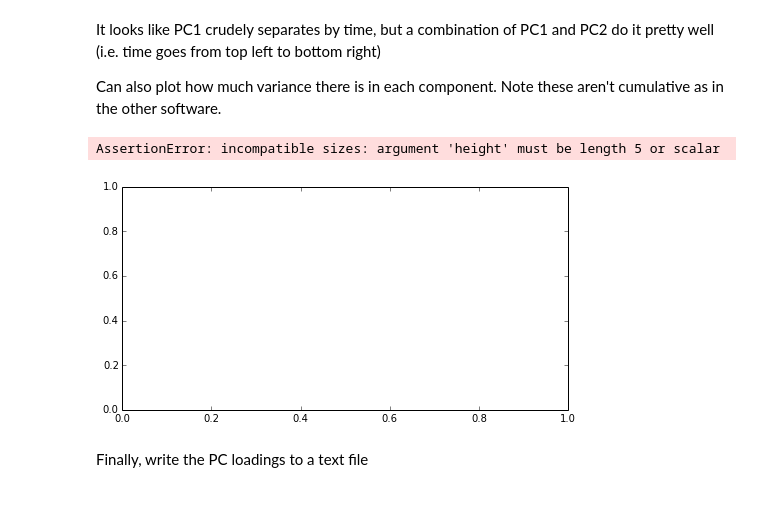
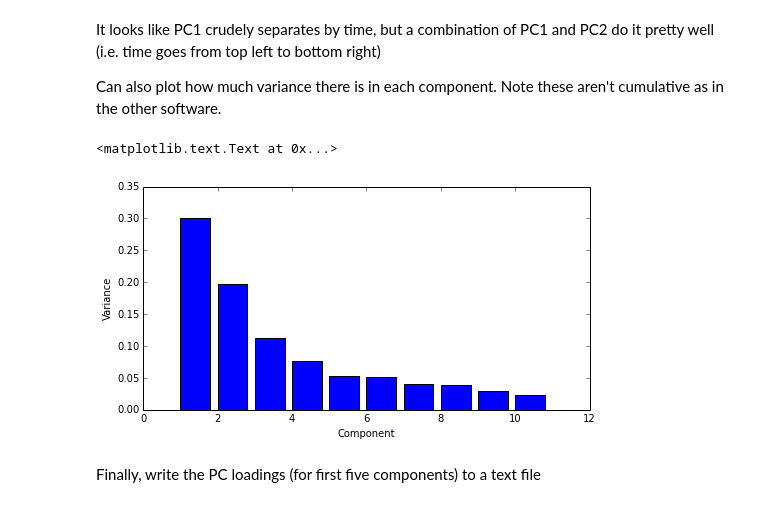
Before and after one commit to sdrogers/metabolomics_tools, a Jupyter notebook: gc_data/Thermo_GC_Data.ipynb, the cells around one changed output. Drawn from its saved outputs; the diff is of its cells as text; code cells hidden in the pictures.

```diff
--- a/gc_data/Thermo_GC_Data.ipynb
+++ b/gc_data/Thermo_GC_Data.ipynb
@@ -54,12 +54,12 @@ for (i,s) in enumerate(sub_data.index):
 <p>Can also plot how much variance there is in each component. Note these aren't cumulative as in the other software.</p>
 # %%
 plt.figure(figsize=(8,4))
-plt.bar(np.arange(5)+1,pca.explained_variance_ratio_)
+plt.bar(np.arange(10)+1,pca.explained_variance_ratio_)
 plt.xlabel('Component')
 plt.ylabel('Variance')
 # %% [output]
-AssertionError: incompatible sizes: argument 'height' must be length 5 or scalar
+<matplotlib.text.Text at 0x...>
-[figure, old version]
+[figure, new version]
 # %% [markdown]
-<p>Finally, write the PC loadings to a text file</p>
+<p>Finally, write the PC loadings (for first five components) to a text file</p>
 # %%
```
Also changed, not shown: parts of 2 cells of this notebook.
